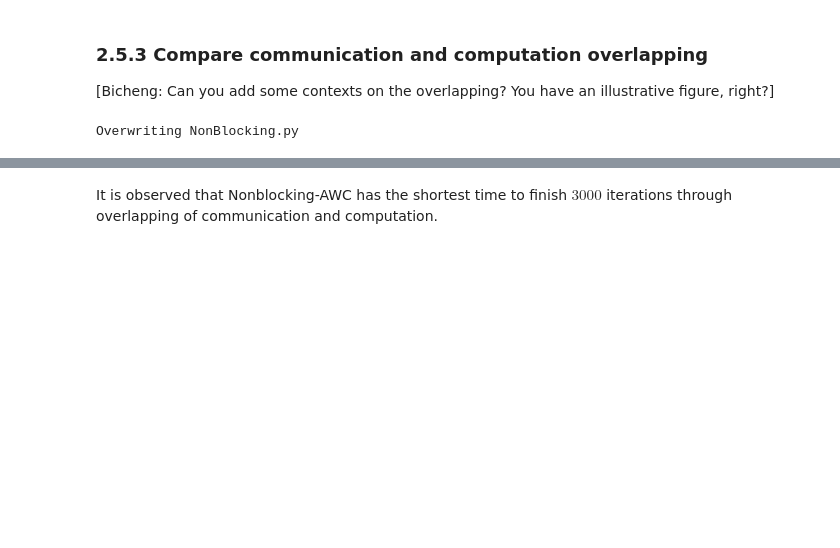
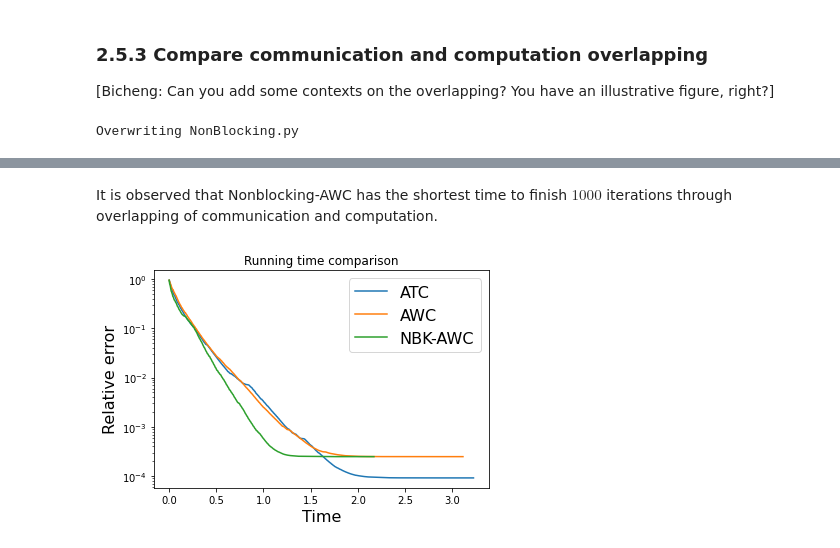
Before and after one commit to Bluefog-Lib/EastCoastTutorial2021, a Jupyter notebook: tutorial/Decentralized-Optimization.ipynb, the cells around one changed output, grey strips where cells are left out. Cells and saved outputs as stored; diff of their text form; code cells hidden in the pictures; blank space fills up the shorter version.

```diff
--- a/tutorial/Decentralized-Optimization.ipynb
+++ b/tutorial/Decentralized-Optimization.ipynb
@@ -500,32 +500,32 @@ if __name__ == "__main__":
 
     torch.manual_seed(12345 * bf.rank())
 
-    m, d = 20, 2000 # dimension of A
+    m, d = 1000, 1000 # dimension of A (small dimension case cannot observe the improvement )
     x_o = torch.rand(d,1).to(torch.double)
     x_o = bf.broadcast(x_o, root_rank = 0)
     A, b = generate_data(m, d, x_o)
-    x_opt = distributed_grad_descent(A, b, maxite=200, alpha=1e-2)
+    x_opt = distributed_grad_descent(A, b, maxite=1500, alpha=1e-4)
 
     G = topology_util.ExponentialTwoGraph(bf.size())  # Set topology as exponential-two topology.
     bf.set_topology(G)
 
-    maxite = 3000
-    alpha = 5e-3
+    maxite = 1000
+    alpha = 5e-5
     rel_error_dict = {}
 
     for method in ['ATC', 'AWC', 'NBK-AWC']:
-
-        start = time.time()
-
         if bf.rank() == 0:
             print('\nRunning {}:'.format(method))
 
         x = torch.zeros(d, 1, dtype=torch.double).to(torch.double)  # Initialize x
         rel_error = torch.zeros((maxite, 1))
+        time_list = []
+
+        start = time.time()
         for ite in range(maxite):
 
             if bf.rank()==0:
-                if ite%500 == 0:
+                if ite%200 == 0:
                     print('Progress {}/{}'.format(ite, maxite))
 
             # you can adjust alpha to different values
@@ -534,9 +534,11 @@ if __name__ == "__main__":
             elif method == 'NBK-AWC':
                 x, rel_error[ite] = NonBlocking_AWC_DGD_one_step(x, x_opt, A, b, alpha=alpha)
             else:
-                AWC_DGD_one_step(x, x_opt, A, b, alpha=alpha)
+                x, rel_error[ite] = AWC_DGD_one_step(x, x_opt, A, b, alpha=alpha)
+            time_list.append(time.time() - start)
 
-        rel_error_dict[method] = rel_error.cpu().detach().numpy().reshape(-1)
+        rel_error_dict[method] = rel_error.numpy().reshape(-1)
+        rel_error_dict[method+"_time"] = np.asarray(time_list)
 
         end = time.time()
 
@@ -572,2 +574,20 @@ NBK-AWC finishes in 3.322540283203125 seconds.
 # %% [markdown]
-It is observed that Nonblocking-AWC has the shortest time to finish $3000$ iterations through overlapping of communication and computation.
+It is observed that Nonblocking-AWC has the shortest time to finish $1000$ iterations through overlapping of communication and computation.
+# %%
+rel_error_dict = sio.loadmat('results/NonBlocking.mat')
+for method in ['ATC', 'AWC', 'NBK-AWC']:
+    record = rel_error_dict[method].reshape(-1)
+    time = rel_error_dict[method+"_time"].reshape(-1)
+    plt.semilogy(time, record)
+
+plt.legend(['ATC', 'AWC', 'NBK-AWC'], fontsize=16)
+plt.xlabel('Time', fontsize=16)
+plt.ylabel('Relative error', fontsize=16)
+plt.title('Running time comparison')
+
+dirname = 'images'
+if not os.path.exists(dirname):
+    os.makedirs(dirname)
+plt.savefig(os.path.join(dirname, 'NonBlockingTime.png'))
+# %% [output]
+[figure, added]
```
Also changed, not shown: parts of 1 cell of this notebook.
